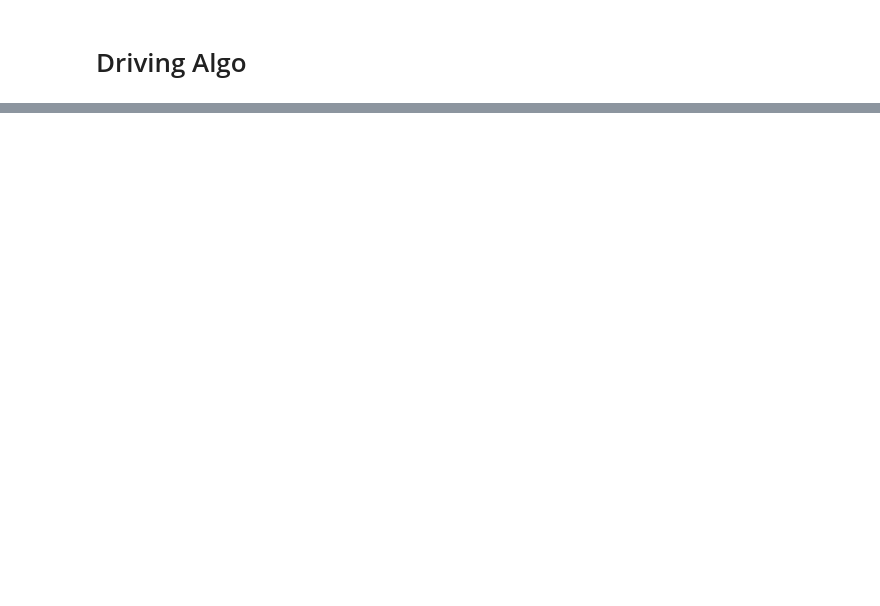
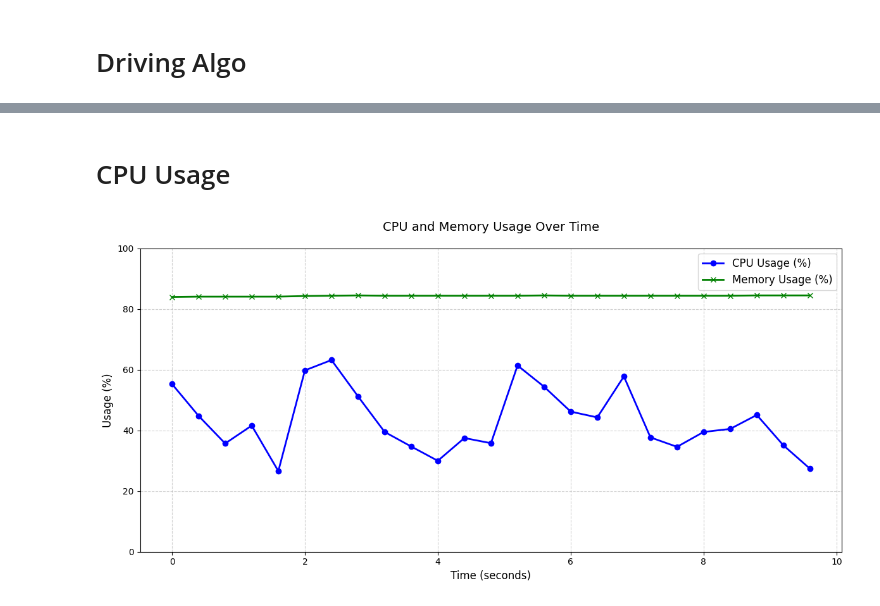
Before and after one commit to sandiJamlu23/Trackmania_OpenCV, a Jupyter notebook: Metopen/comprehensive_lane.ipynb, the cells around one changed output, grey strips where cells are left out. Drawn from its saved outputs; the diff is of its cells as text; code cells hidden in the pictures; blank space fills up the shorter version.

```diff
--- a/Metopen/comprehensive_lane.ipynb
+++ b/Metopen/comprehensive_lane.ipynb
@@ -1836,0 +2228,38 @@ conda install -c conda-forge opencv=4.5.5 cudatoolkit=11.2 cudnn=8.1.0
+# %% [markdown]
+# CPU Usage
+# %%
+import matplotlib.pyplot as plt
+
+# Data for CPU and memory usage
+cpu_usage = [
+    55.3, 44.8, 35.7, 41.6, 26.6, 59.8, 63.2, 51.2, 39.5, 34.7, 30.0, 37.5,
+    35.8, 61.4, 54.4, 46.2, 44.3, 57.8, 37.7, 34.6, 39.5, 40.5, 45.1, 35.1, 27.4
+]
+memory_usage = [
+    84.0, 84.1, 84.1, 84.1, 84.1, 84.3, 84.4, 84.5, 84.4, 84.4, 84.4, 84.4,
+    84.4, 84.4, 84.5, 84.4, 84.4, 84.4, 84.4, 84.4, 84.4, 84.4, 84.5, 84.5, 84.5
+]
+
+# Time points (assuming the data was collected over 10 seconds)
+time_points = [i * (10 / len(cpu_usage)) for i in range(len(cpu_usage))]
+
+# Plot CPU and memory usage
+plt.figure(figsize=(12, 6))
+plt.plot(time_points, cpu_usage, label="CPU Usage (%)", color="blue", marker="o", linestyle="-", linewidth=2)
+plt.plot(time_points, memory_usage, label="Memory Usage (%)", color="green", marker="x", linestyle="-", linewidth=2)
+
+# Add labels, title, and legend
+plt.xlabel("Time (seconds)", fontsize=12)
+plt.ylabel("Usage (%)", fontsize=12)
+plt.title("CPU and Memory Usage Over Time", fontsize=14, pad=20)
+plt.legend(fontsize=12, loc='upper right')
+plt.grid(True, linestyle="--", alpha=0.6)
+
+# Adjust y-axis to better show both metrics
+plt.ylim(0, 100)
+
+# Show the plot
+plt.tight_layout()
+plt.show()
+# %% [output]
+[figure, added]
```
Also changed, not shown: parts of 14 cells of this notebook, 6 other files.
